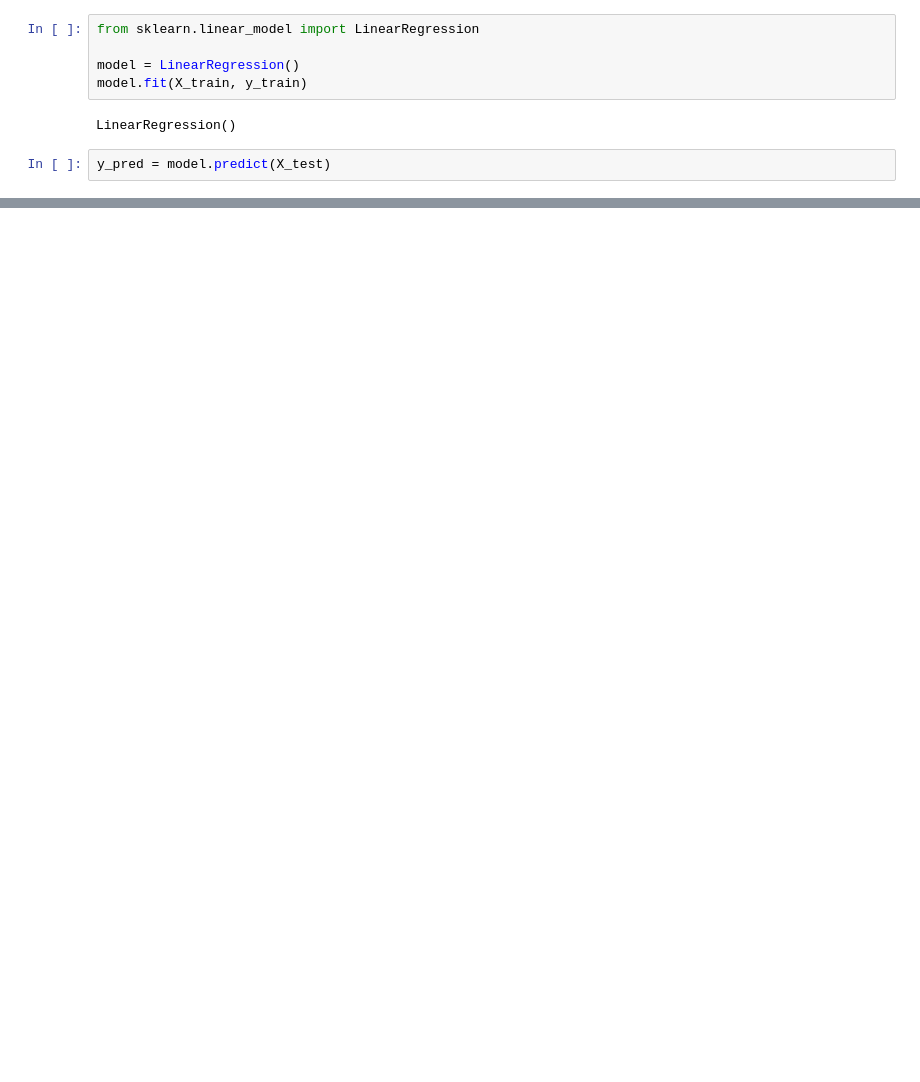
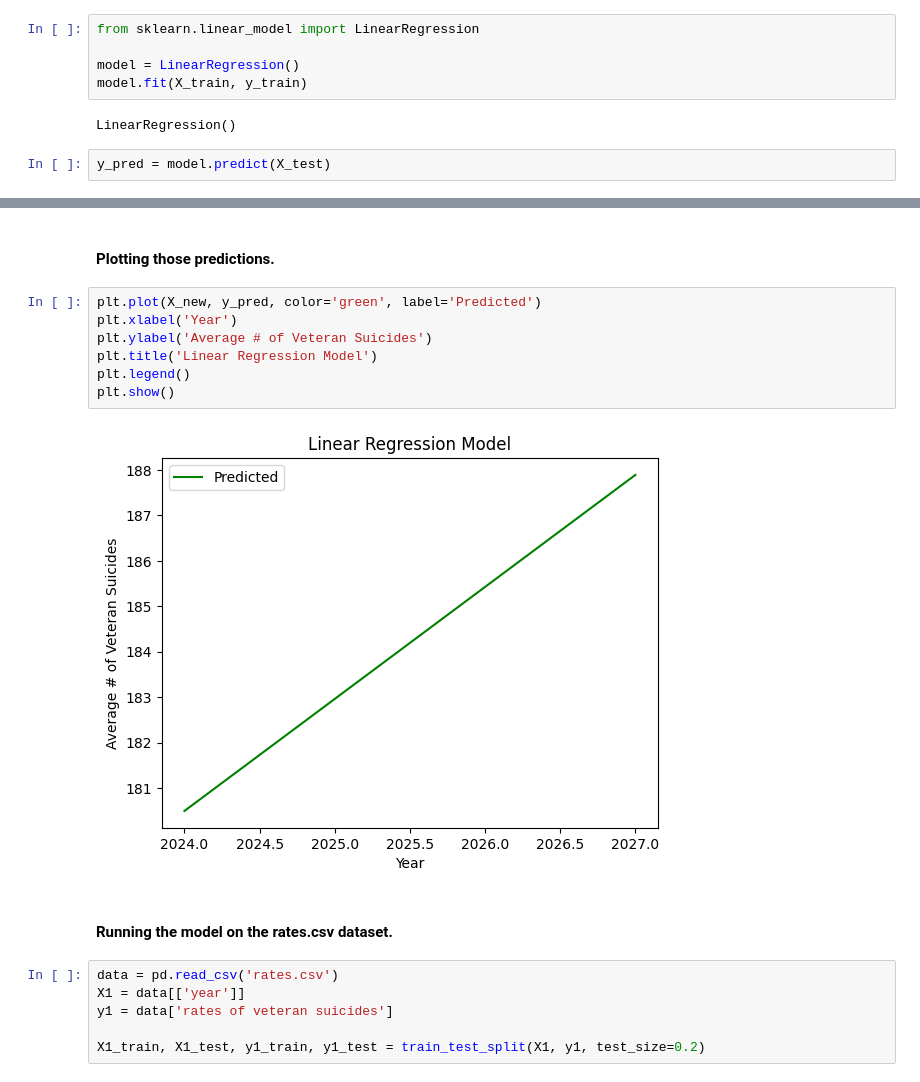
Before and after one commit to LuciMcD/Capstone-Project-MCDANIEL, a Jupyter notebook: LinearRegressionModel.ipynb, the cells around one changed output, grey strips where cells are left out. Cells and saved outputs as stored; diff of their text form; blank space fills up the shorter version.

```diff
--- a/LinearRegressionModel.ipynb
+++ b/LinearRegressionModel.ipynb
@@ -52,0 +79,19 @@ plt.show()
+# %% [markdown]
+#### Plotting those predictions.
+# %%
+plt.plot(X_new, y_pred, color='green', label='Predicted')
+plt.xlabel('Year')
+plt.ylabel('Average # of Veteran Suicides')
+plt.title('Linear Regression Model')
+plt.legend()
+plt.show()
+# %% [output]
+[figure, added]
+# %% [markdown]
+#### Running the model on the rates.csv dataset.
+# %%
+data = pd.read_csv('rates.csv')
+X1 = data[['year']]
+y1 = data['rates of veteran suicides']
+
+X1_train, X1_test, y1_train, y1_test = train_test_split(X1, y1, test_size=0.2)
```
Also changed, not shown: parts of 12 cells of this notebook, 3 other files.
